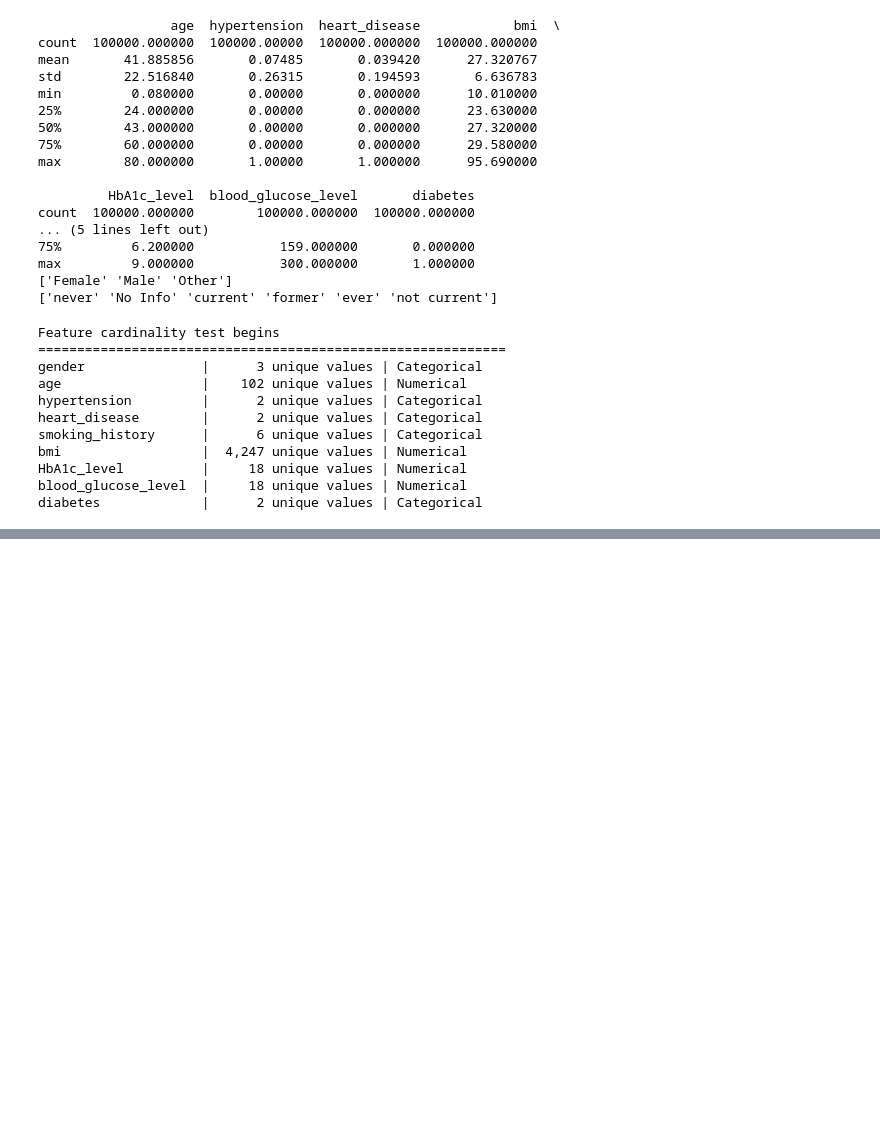
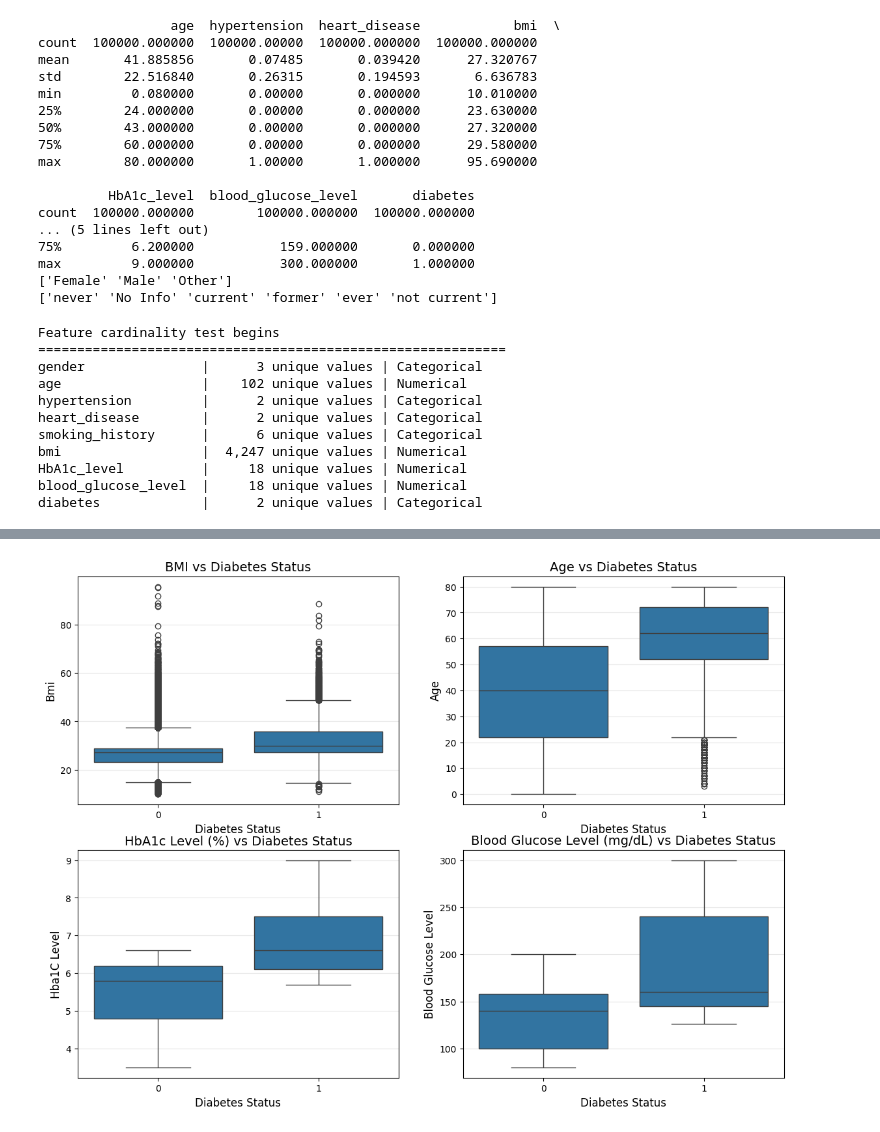
Before and after one commit to prat-kap/Assignment-Task-Management, a Jupyter notebook: Untitled0.ipynb, the cells around one changed output, grey strips where cells are left out. Cells and saved outputs as stored; diff of their text form; code cells hidden in the pictures; blank space fills up the shorter version.

```diff
--- a/Untitled0.ipynb
+++ b/Untitled0.ipynb
@@ -157,18 +162,20 @@ plt.show()
 # %%
 # Clinical markers vs Diabetes status
 df['diabetes'] = df['diabetes'].astype('category')
 fig, axes = plt.subplots(2, 2, figsize=(14, 10))
 features = ['bmi', 'age', 'HbA1c_level', 'blood_glucose_level']
 titles = ['BMI vs Diabetes Status', 'Age vs Diabetes Status', 'HbA1c Level (%) vs Diabetes Status', 'Blood Glucose Level (mg/dL) vs Diabetes Status']
 for idx in range(len(features)):
     feature = features[idx]
     title = titles[idx]
     ax = axes[idx//2, idx%2]
-    sns.boxplot(data=df, x='diabetes', y=feature, palette={0: '#2ecc71', 1: '#e74c3c'}, ax=ax) # ax=ax just tells the position where to plot the boxplot
+    sns.boxplot(data=df, x='diabetes', y=feature, ax=ax) # ax=ax just tells the position where to plot the boxplot
     ax.set_title(title, fontsize=14)
     ax.set_xlabel('Diabetes Status', fontsize=12)
     ax.set_ylabel(feature.replace('_', ' ').title(), fontsize=12)
     ax.grid(axis='y', alpha=0.3)
+# %% [output]
+[figure, added]
 # %%
 #Level 3 Data processing and featue engineering
 #3.1 Categorical encoding
```
Also changed, not shown: parts of 10 cells of this notebook.
